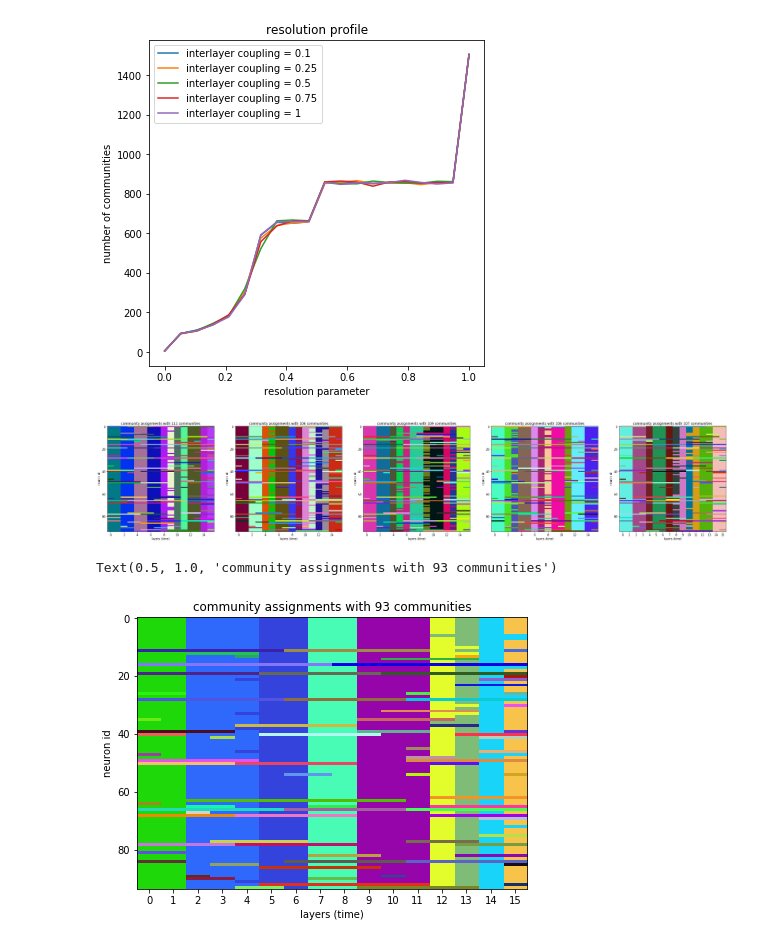
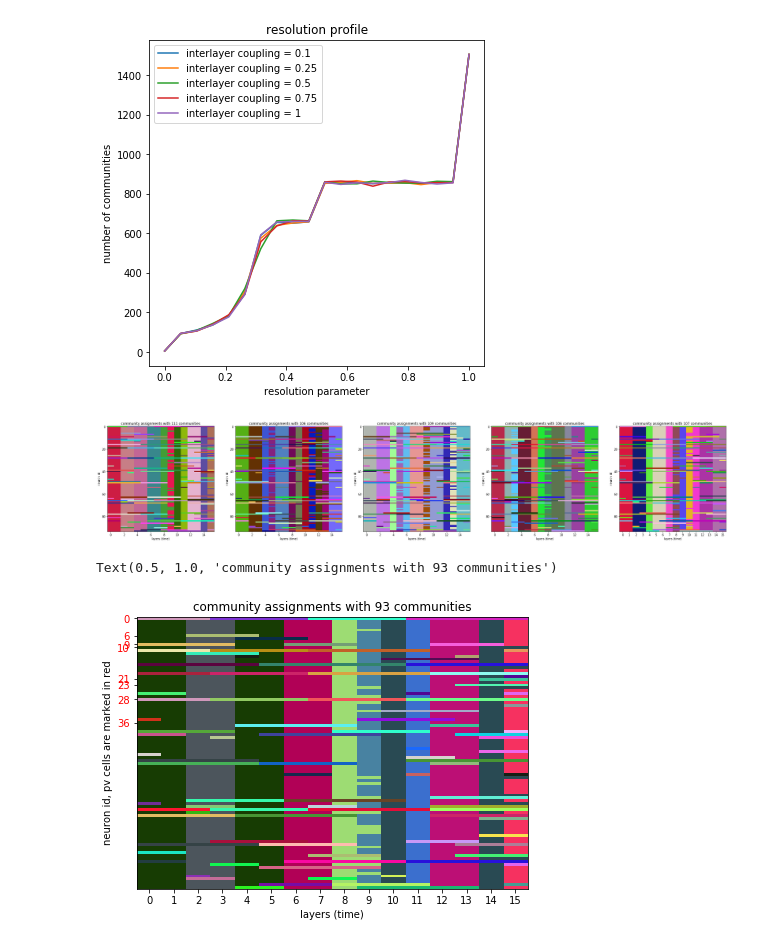
Before and after one commit to ulgenklc/temporal_network_analysis, a Jupyter notebook: Exp_leiden.ipynb, the cells around one changed output. Saved outputs shown, nothing was run; the diff lists cells and outputs as text; code cells hidden in the pictures.

Commit message:
Add files via upload
pv cell reader added to the module

```diff
--- a/Exp_leiden.ipynb
+++ b/Exp_leiden.ipynb
@@ -264,7 +265,7 @@ class temporal_network:#object for creating node-aligned(every node exists every
         ax.set_xlabel('layers (time)')
         ax.set_ylabel('neuron id')
         ax.set_title('community assignments with %d communities' %len(color))
-        return
+        return(comms)
 # %%
 def normalized_cross_corr(x,y):
     x_mean = np.mean(x)
@@ -351,10 +372,10 @@ def gaussian_filter(array,sigma):
     return(gaussian_filter1d(array,sigma))
 # %%
 path = '/Users/bengieru/MLN/data/' ## base path
-output = 'Johan_Clean_Traces_Features_and_Spikes' #spikes and traces file
-roi = 'sarah_ROI' #roi file
-subject_roi = '/mouse_1_session_1_baseline' #subject
-subject = '/m_1_session_1_baseline'# subject
+output = 'Johan_Clean_Traces_Features_and_Spikes/' #spikes and traces file
+roi = 'sarah_ROI/' #roi file
+subject_roi = 'mouse_1_session_1_baseline' #subject
+subject = 'm_1_session_1_baseline'# subject
 # %%
 time = 500 ## binning the time into chunks of
 n = read_roi(path, roi, subject_roi) ## number of rois
@@ -470,35 +491,29 @@ plt.legend()
 #ax[1].imshow(np.array(adjacency_matrices[0]))
 # %%
 fig,ax = plt.subplots(1,5,figsize=(40,7))
-TNU.community(membershipU0[2],ax[0])
-TNU.community(membershipU1[2],ax[1])
-TNU.community(membershipU2[2],ax[2])
-TNU.community(membershipU3[2],ax[3])
-TNU.community(membershipU4[2],ax[4])
+commsU0 = TNU.community(membershipU0[2],ax[0])
+commsU1 = TNU.community(membershipU1[2],ax[1])
+commsU2 = TNU.community(membershipU2[2],ax[2])
+commsU3 = TNU.community(membershipU3[2],ax[3])
+commsU4 = TNU.community(membershipU4[2],ax[4])
 # %% [output]
-[figure, old version]
+[figure, new version]
 # %%
-n=94
-t=16
+n = 94
+t = 16
 number_of_colors = len(membershipU0[1])
 
-commsU0 = np.zeros((n,t))
-
-color = ["#"+''.join([random.choice('0123456789ABCDEF') for j in range(6)]) for i in range(number_of_colors)]
-
-for i, l in enumerate(membershipU0[1]):
-    for j,k in enumerate(l):
-        commsU0[k[0]][k[1]]= i+1
-
+pv = read_pv('het',subject)
 
 cmap = mpl.colors.ListedColormap(color)
 
 fig,ax = plt.subplots(1,1,figsize=(7,5))
 ax.imshow(commsU0, interpolation='none', cmap=cmap, aspect='auto')
 plt.xticks(np.arange(t))
+plt.yticks(pv,color='r')
 ax.set_xlabel('layers (time)')
-ax.set_ylabel('neuron id')
+ax.set_ylabel('neuron id, pv cells are marked in red')
 ax.set_title('community assignments with %d communities' %len(color))
 # %% [output]
 Text(0.5, 1.0, 'community assignments with 93 communities')
-[figure, old version]
+[figure, new version]
```
Also changed, not shown: parts of 2 cells of this notebook, 1 other file.
